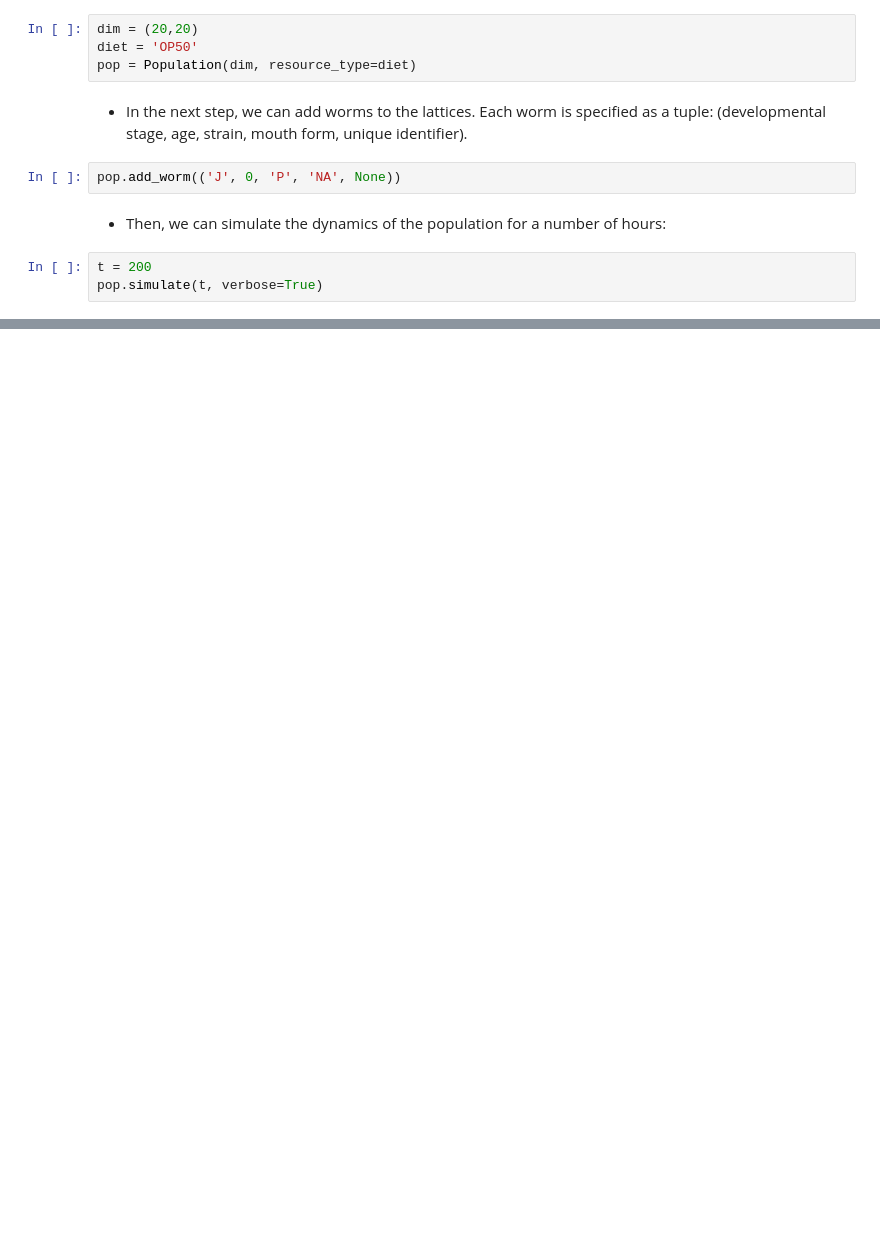
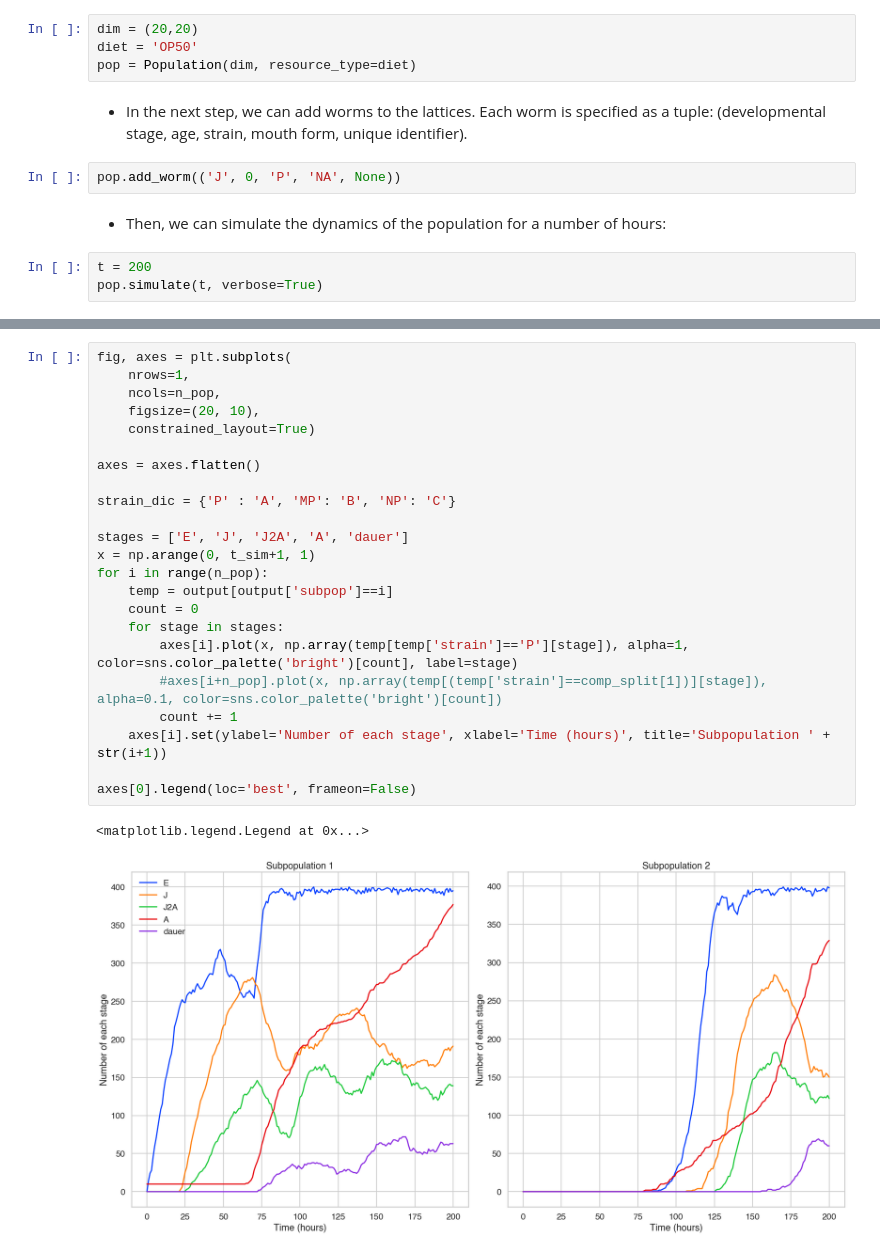
Before and after one commit to Kalirad/PriPOP, a Jupyter notebook: demo.ipynb, the cells around one changed output, grey strips where cells are left out. Saved outputs shown, nothing was run; the diff lists cells and outputs as text; blank space fills up the shorter version.

```diff
--- a/demo.ipynb
+++ b/demo.ipynb
@@ -44,0 +100,26 @@ ax.set(ylabel='Number of each stage', xlabel='Time (hours)')
+# %%
+fig, axes = plt.subplots(
+    nrows=1,
+    ncols=n_pop,
+    figsize=(20, 10),
+    constrained_layout=True)
+
+axes = axes.flatten()
+
+strain_dic = {'P' : 'A', 'MP': 'B', 'NP': 'C'}
+
+stages = ['E', 'J', 'J2A', 'A', 'dauer']
+x = np.arange(0, t_sim+1, 1)
+for i in range(n_pop):
+    temp = output[output['subpop']==i]
+    count = 0
+    for stage in stages:
+        axes[i].plot(x, np.array(temp[temp['strain']=='P'][stage]), alpha=1, color=sns.color_palette('bright')[count], label=stage)
+        #axes[i+n_pop].plot(x, np.array(temp[(temp['strain']==comp_split[1])][stage]), alpha=0.1, color=sns.color_palette('bright')[count])
+        count += 1
+    axes[i].set(ylabel='Number of each stage', xlabel='Time (hours)', title='Subpopulation ' + str(i+1))
+
+axes[0].legend(loc='best', frameon=False)
+# %% [output]
+<matplotlib.legend.Legend at 0x...>
+[figure, added]
```
Also changed, not shown: parts of 5 cells of this notebook, 18 other files.
